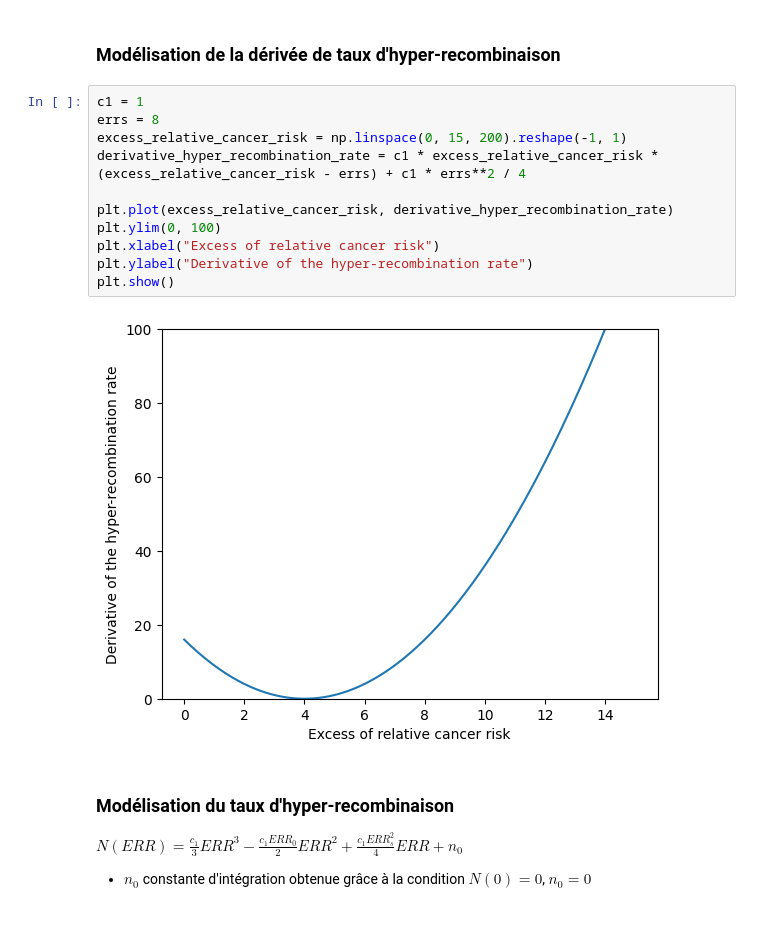
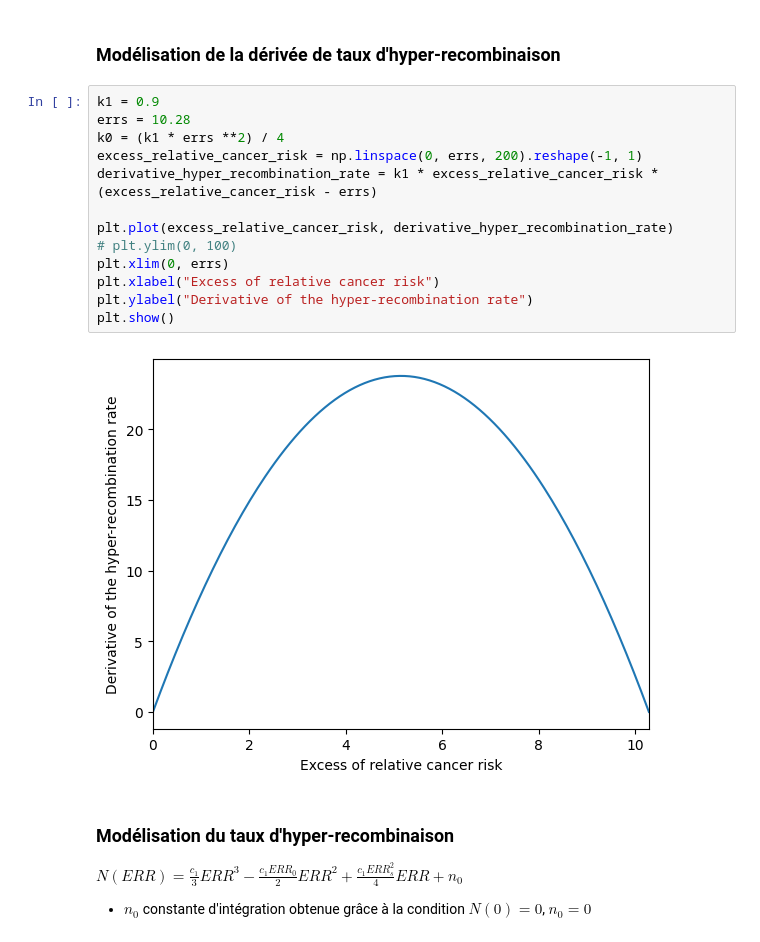
Before and after one commit to SimonBure/simulation-alzheimer, a Jupyter notebook: cancers.ipynb, the cells around one changed output. Cells and saved outputs as stored; diff of their text form.

```diff
--- a/cancers.ipynb
+++ b/cancers.ipynb
@@ -33,18 +33,20 @@ plt.show()
 # %% [markdown]
 ### Modélisation de la dérivée de taux d'hyper-recombinaison
 # %%
-c1 = 1
-errs = 8
-excess_relative_cancer_risk = np.linspace(0, 15, 200).reshape(-1, 1)
-derivative_hyper_recombination_rate = c1 * excess_relative_cancer_risk * (excess_relative_cancer_risk - errs) + c1 * errs**2 / 4
+k1 = 0.9
+errs = 10.28
+k0 = (k1 * errs **2) / 4
+excess_relative_cancer_risk = np.linspace(0, errs, 200).reshape(-1, 1)
+derivative_hyper_recombination_rate = k1 * excess_relative_cancer_risk * (excess_relative_cancer_risk - errs)
 
 plt.plot(excess_relative_cancer_risk, derivative_hyper_recombination_rate)
-plt.ylim(0, 100)
+# plt.ylim(0, 100)
+plt.xlim(0, errs)
 plt.xlabel("Excess of relative cancer risk")
 plt.ylabel("Derivative of the hyper-recombination rate")
 plt.show()
 # %% [output]
-[figure, old version]
+[figure, new version]
 # %% [markdown]
 ### Modélisation du taux d'hyper-recombinaison
 $N(ERR) = \frac{c_1}{3} ERR^3 -  \frac{c_1 ERR_0}{2} ERR^2 + \frac{c_1 ERR_s^2}{4} ERR + n_0$
```
Also changed, not shown: parts of 1 cell of this notebook.
